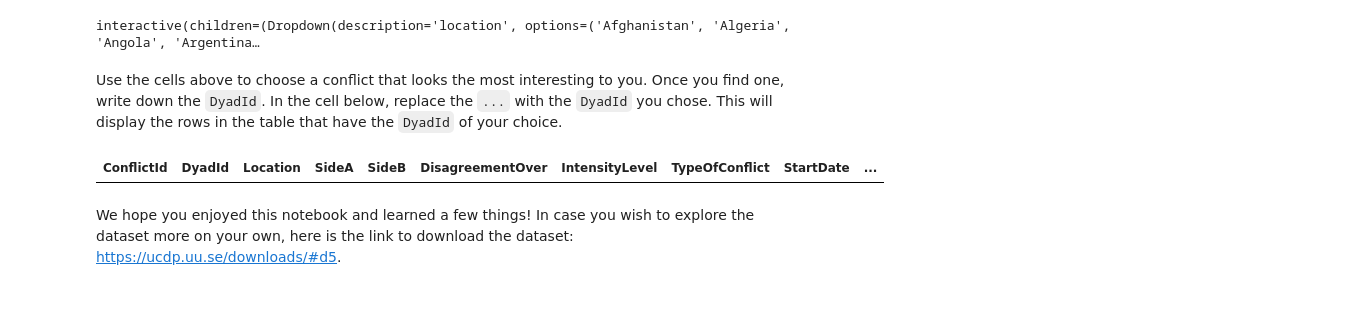
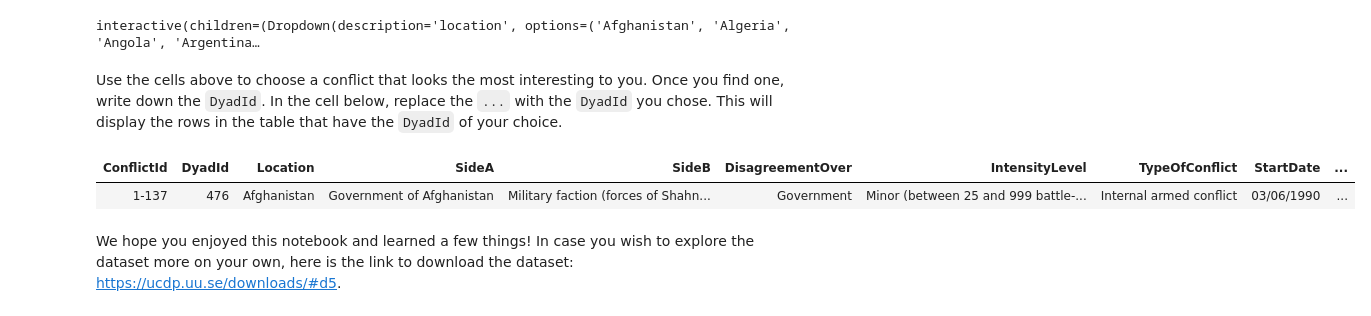
Before and after one commit to ds-modules/POLSCI-5, a Jupyter notebook: CivilWars.ipynb, the cells around one changed output. Saved outputs shown, nothing was run; the diff lists cells and outputs as text; code cells hidden in the pictures.

```diff
--- a/CivilWars.ipynb
+++ b/CivilWars.ipynb
@@ -372,10 +383,11 @@ interactive(children=(Dropdown(description='location', options=('Afghanistan', '
 # %% [markdown]
 Use the cells above to choose a conflict that looks the most interesting to you. Once you find one, write down the `DyadId`. In the cell below, replace the `...` with the `DyadId` you chose. This will display the rows in the table that have the `DyadId` of your choice.
 # %%
-dyadid = ...  # replace the ... with a DyadId
+dyadid = 476  # replace the ... with a DyadId
 wars.where('DyadId', dyadid)
 # %% [output]
 | ConflictId | DyadId | Location | SideA | SideB | DisagreementOver | IntensityLevel | TypeOfConflict | StartDate | ... |
+| 1-137 | 476 | Afghanistan | Government of Afghanistan | Military faction (forces of Shahn... | Government | Minor (between 25 and 999 battle-... | Internal armed conflict | 03/06/1990 | ... |
 # %% [markdown]
 We hope you enjoyed this notebook and learned a few things! In case you wish to explore the dataset more on your own, here is the link to download the dataset: https://ucdp.uu.se/downloads/#d5.
 # %% [markdown]
```
Also changed, not shown: parts of 16 cells of this notebook, 2 other files.
